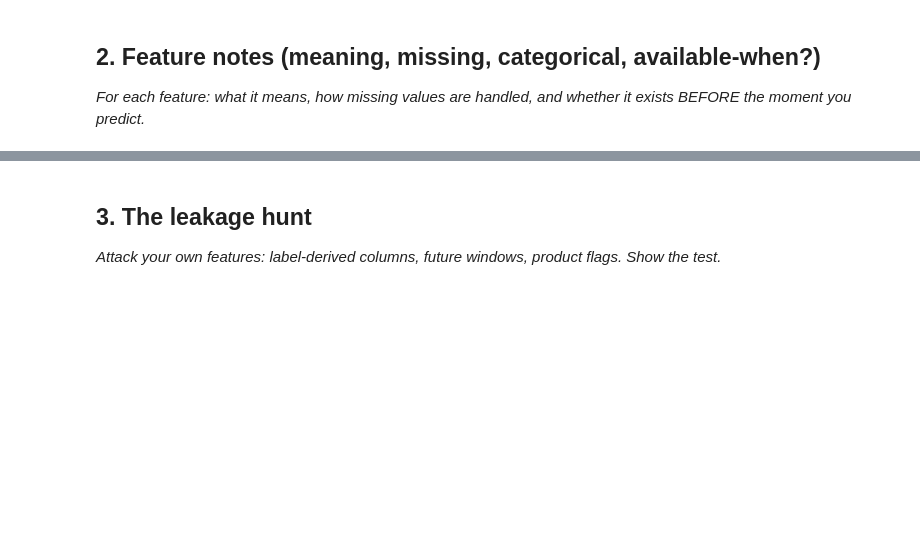
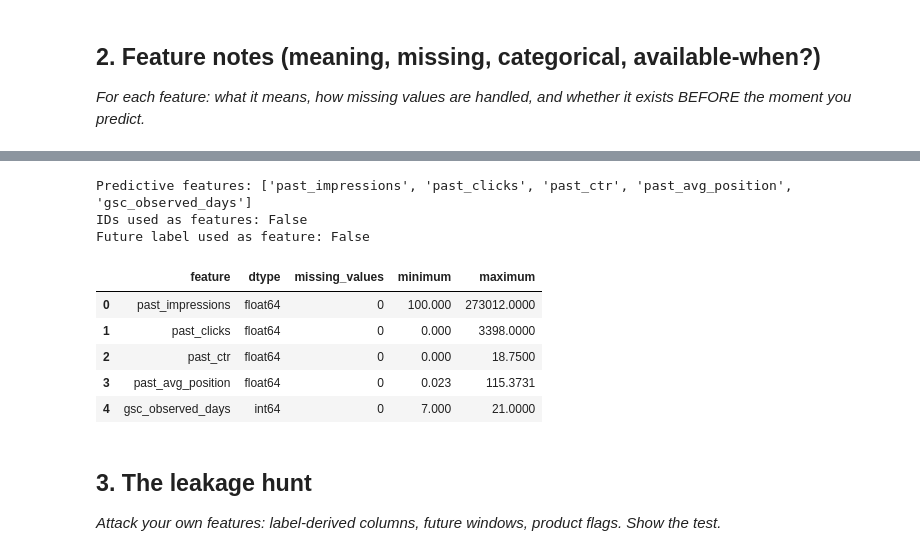
Before and after one commit to ZubairQazzi/flyrank-ml-internship-zubair, a Jupyter notebook: work/notebooks/w03_feature_leakage_check.ipynb, the cells around one changed output, grey strips where cells are left out. Cells and saved outputs as stored; diff of their text form; code cells hidden in the pictures; blank space fills up the shorter version.

```diff
--- a/work/notebooks/w03_feature_leakage_check.ipynb
+++ b/work/notebooks/w03_feature_leakage_check.ipynb
@@ -23,3 +230,52 @@ This skeleton is yours to fill. Work the sections **in order** — each one has
+# %%
+# Verify feature types, missing values, and basic ranges
+
+feature_notes = pd.DataFrame(
+    {
+        "feature": features,
+        "dtype": [
+            str(feature_frame[col].dtype)
+            for col in features
+        ],
+        "missing_values": [
+            int(feature_frame[col].isna().sum())
+            for col in features
+        ],
+        "minimum": [
+            float(feature_frame[col].min())
+            for col in features
+        ],
+        "maximum": [
+            float(feature_frame[col].max())
+            for col in features
+        ],
+    }
+)
+
+print("Predictive features:", features)
+print(
+    "IDs used as features:",
+    any(
+        col in features
+        for col in ["client_hash_id", "content_hash_id"]
+    ),
+)
+print(
+    "Future label used as feature:",
+    "future_decline" in features,
+)
+
+display(feature_notes)
+# %% [output]
+Predictive features: ['past_impressions', 'past_clicks', 'past_ctr', 'past_avg_position', 'gsc_observed_days']
+IDs used as features: False
+Future label used as feature: False
+|  | feature | dtype | missing_values | minimum | maximum |
+| 0 | past_impressions | float64 | 0 | 100.000 | 273012.0000 |
+| 1 | past_clicks | float64 | 0 | 0.000 | 3398.0000 |
+| 2 | past_ctr | float64 | 0 | 0.000 | 18.7500 |
+| 3 | past_avg_position | float64 | 0 | 0.023 | 115.3731 |
+| 4 | gsc_observed_days | int64 | 0 | 7.000 | 21.0000 |
 # %% [markdown]
 ## 3. The leakage hunt
 
```
Also changed, not shown: parts of 12 cells of this notebook.
